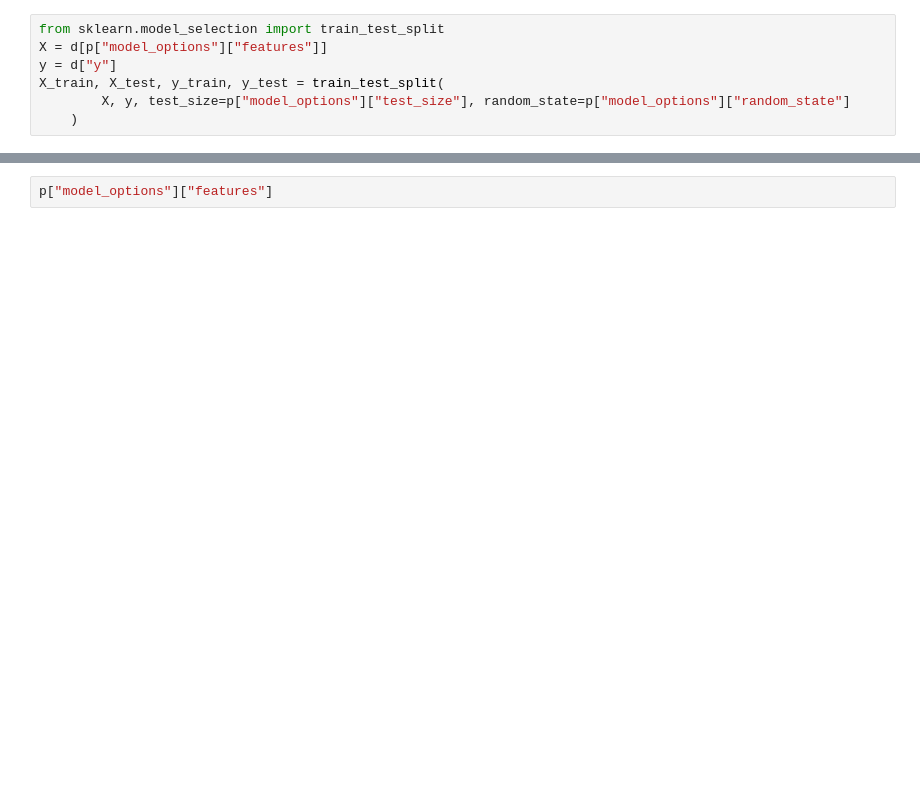
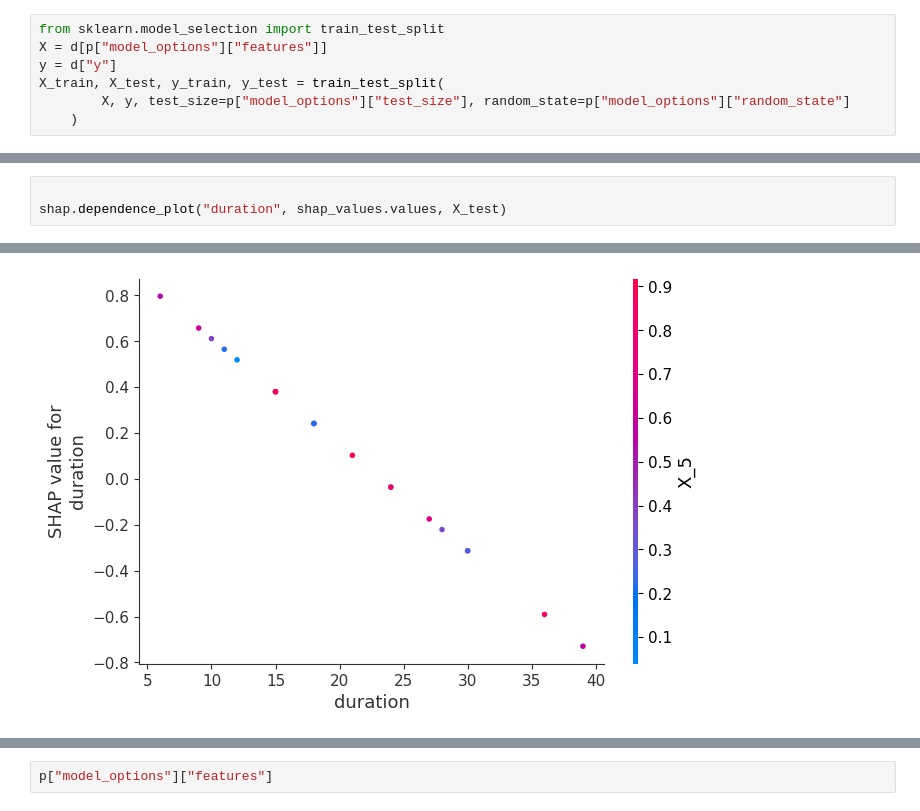
Before and after one commit to rohithvaidya/Rohith-AI-839, a Jupyter notebook: API_Requests.ipynb, the cells around one changed output, grey strips where cells are left out. Cells and saved outputs as stored; diff of their text form; blank space fills up the shorter version.

```diff
--- a/API_Requests.ipynb
+++ b/API_Requests.ipynb
@@ -56,0 +88,4 @@ X_train, X_test, y_train, y_test = train_test_split(
+# %%
+
+shap.dependence_plot("duration", shap_values.values, X_test)
+# %% [output]
@@ -56,0 +93 @@ X_train, X_test, y_train, y_test = train_test_split(
+[figure, added]
```
Also changed, not shown: parts of 9 cells of this notebook, 42 other files.
